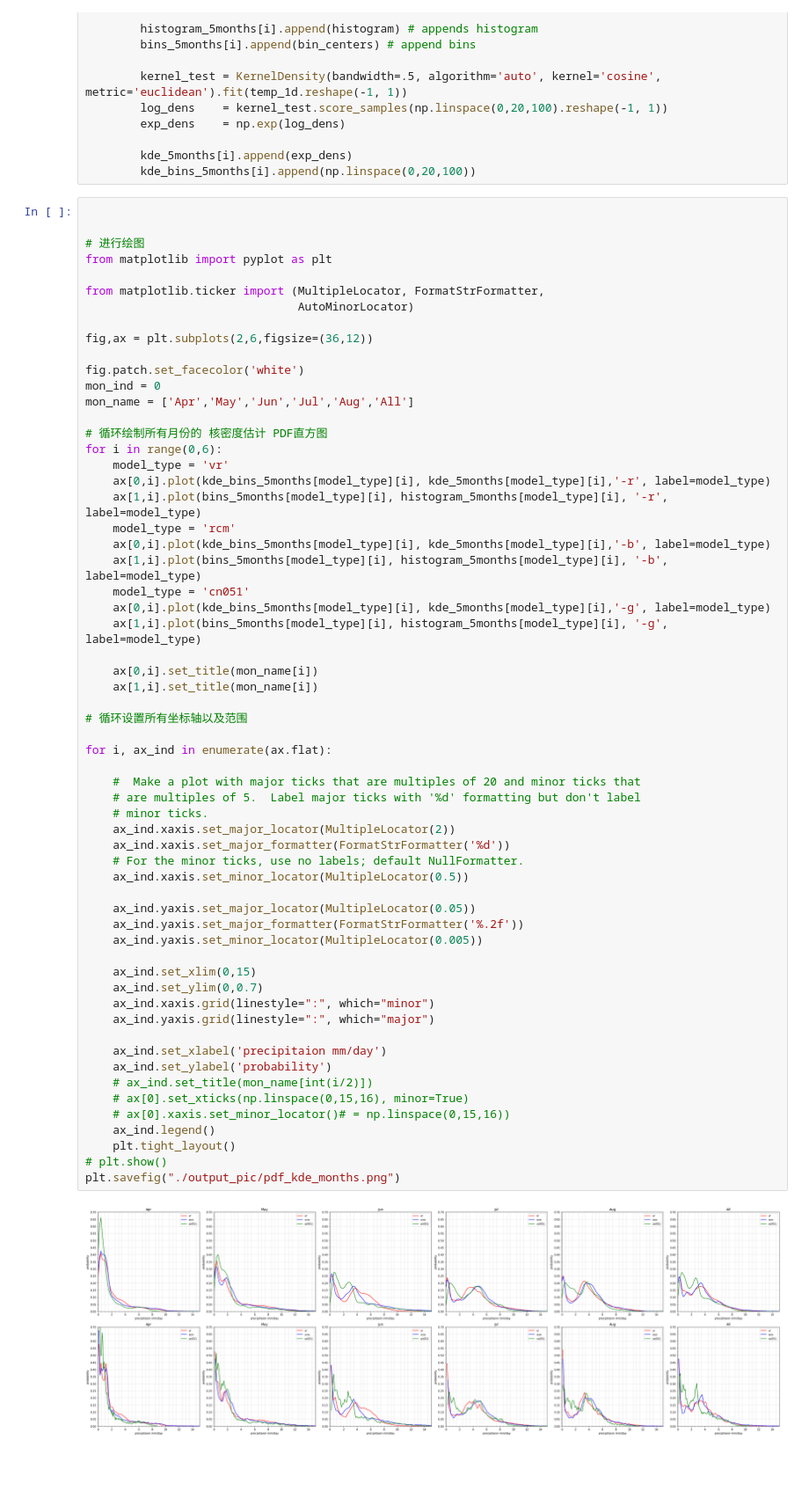
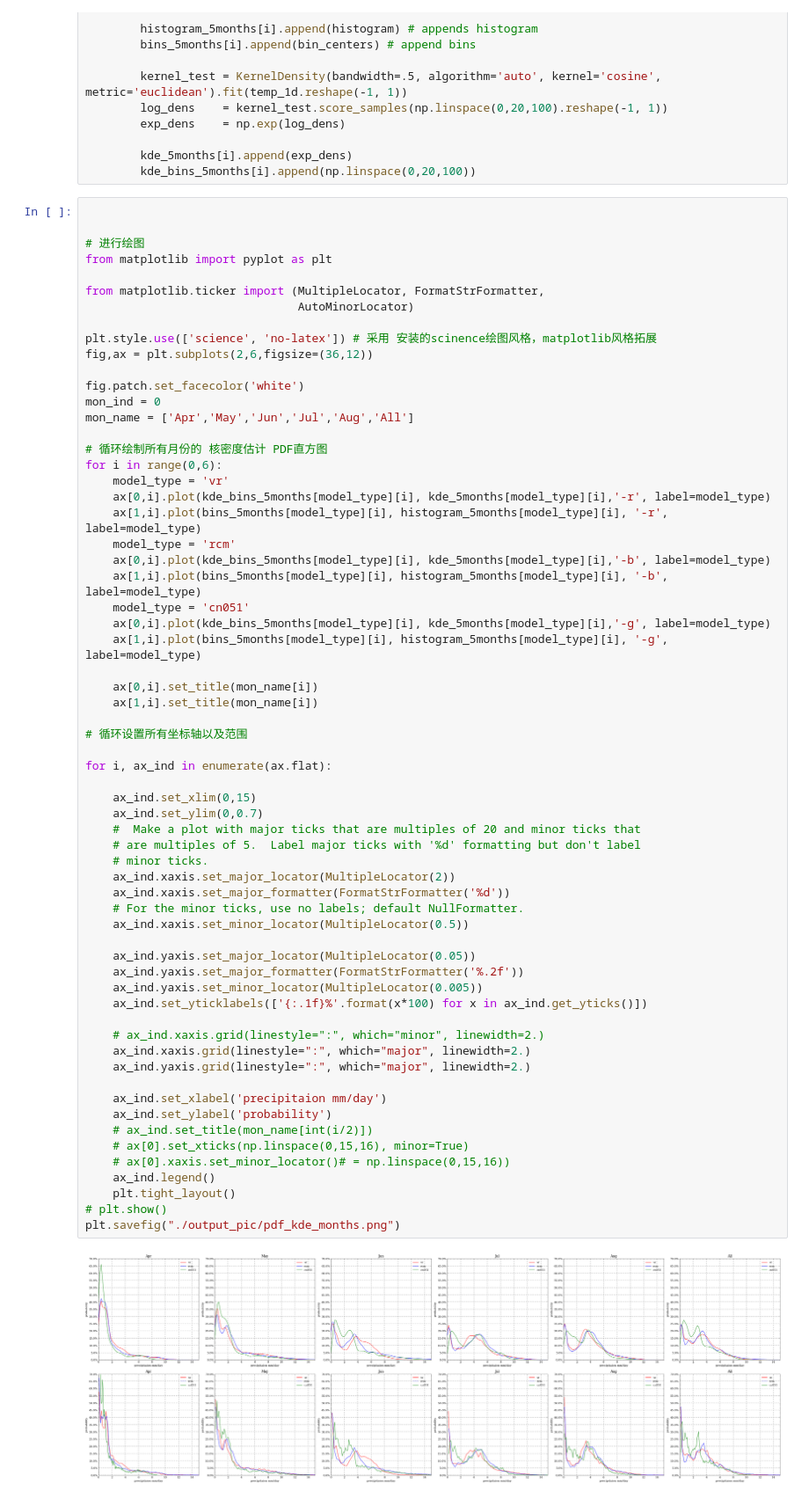
Before and after one commit to dozerlcl/MPAS_case_study, a Jupyter notebook: 92-25km_vr_rcm_postprocess/visualization/check_obs/check_cn051/pre/time_series/mon_pdf.ipynb, the cells around one changed output. Shown at 88% size. Cells and saved outputs as stored; diff of their text form; blank space fills up the shorter version.

```diff
--- a/92-25km_vr_rcm_postprocess/visualization/check_obs/check_cn051/pre/time_series/mon_pdf.ipynb
+++ b/92-25km_vr_rcm_postprocess/visualization/check_obs/check_cn051/pre/time_series/mon_pdf.ipynb
@@ -106,6 +106,7 @@ from matplotlib import pyplot as plt
 from matplotlib.ticker import (MultipleLocator, FormatStrFormatter,
                                AutoMinorLocator)
 
+plt.style.use(['science', 'no-latex']) # 采用 安装的scinence绘图风格，matplotlib风格拓展
 fig,ax = plt.subplots(2,6,figsize=(36,12))
 
 fig.patch.set_facecolor('white')
@@ -127,35 +128,37 @@ for i in range(0,6):
     ax[0,i].set_title(mon_name[i])
     ax[1,i].set_title(mon_name[i])
 
 # 循环设置所有坐标轴以及范围
 
 for i, ax_ind in enumerate(ax.flat):
 
+    ax_ind.set_xlim(0,15)
+    ax_ind.set_ylim(0,0.7)
     #  Make a plot with major ticks that are multiples of 20 and minor ticks that
     # are multiples of 5.  Label major ticks with '%d' formatting but don't label
     # minor ticks.
     ax_ind.xaxis.set_major_locator(MultipleLocator(2))
     ax_ind.xaxis.set_major_formatter(FormatStrFormatter('%d'))
     # For the minor ticks, use no labels; default NullFormatter.
     ax_ind.xaxis.set_minor_locator(MultipleLocator(0.5))
 
     ax_ind.yaxis.set_major_locator(MultipleLocator(0.05))
     ax_ind.yaxis.set_major_formatter(FormatStrFormatter('%.2f'))
     ax_ind.yaxis.set_minor_locator(MultipleLocator(0.005))
+    ax_ind.set_yticklabels(['{:.1f}%'.format(x*100) for x in ax_ind.get_yticks()])
 
-    ax_ind.set_xlim(0,15)
-    ax_ind.set_ylim(0,0.7)
-    ax_ind.xaxis.grid(linestyle=":", which="minor")
-    ax_ind.yaxis.grid(linestyle=":", which="major")
+    # ax_ind.xaxis.grid(linestyle=":", which="minor", linewidth=2.)
+    ax_ind.xaxis.grid(linestyle=":", which="major", linewidth=2.)
+    ax_ind.yaxis.grid(linestyle=":", which="major", linewidth=2.)
 
     ax_ind.set_xlabel('precipitaion mm/day')
     ax_ind.set_ylabel('probability')
     # ax_ind.set_title(mon_name[int(i/2)])
     # ax[0].set_xticks(np.linspace(0,15,16), minor=True)
     # ax[0].xaxis.set_minor_locator()# = np.linspace(0,15,16))
     ax_ind.legend()
     plt.tight_layout()
 # plt.show()
 plt.savefig("./output_pic/pdf_kde_months.png")
 # %% [output]
-[figure, old version]
+[figure, new version]
```
Also changed, not shown: parts of 1 cell of this notebook, 6 other files.
